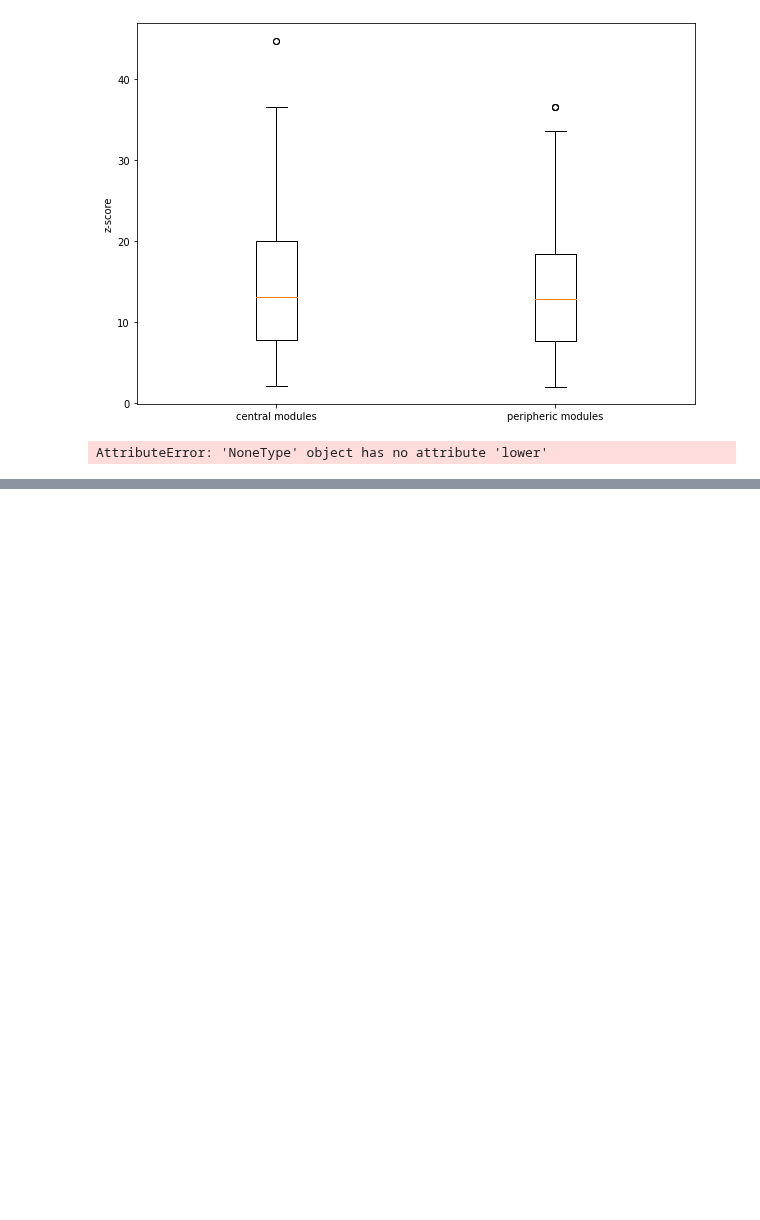
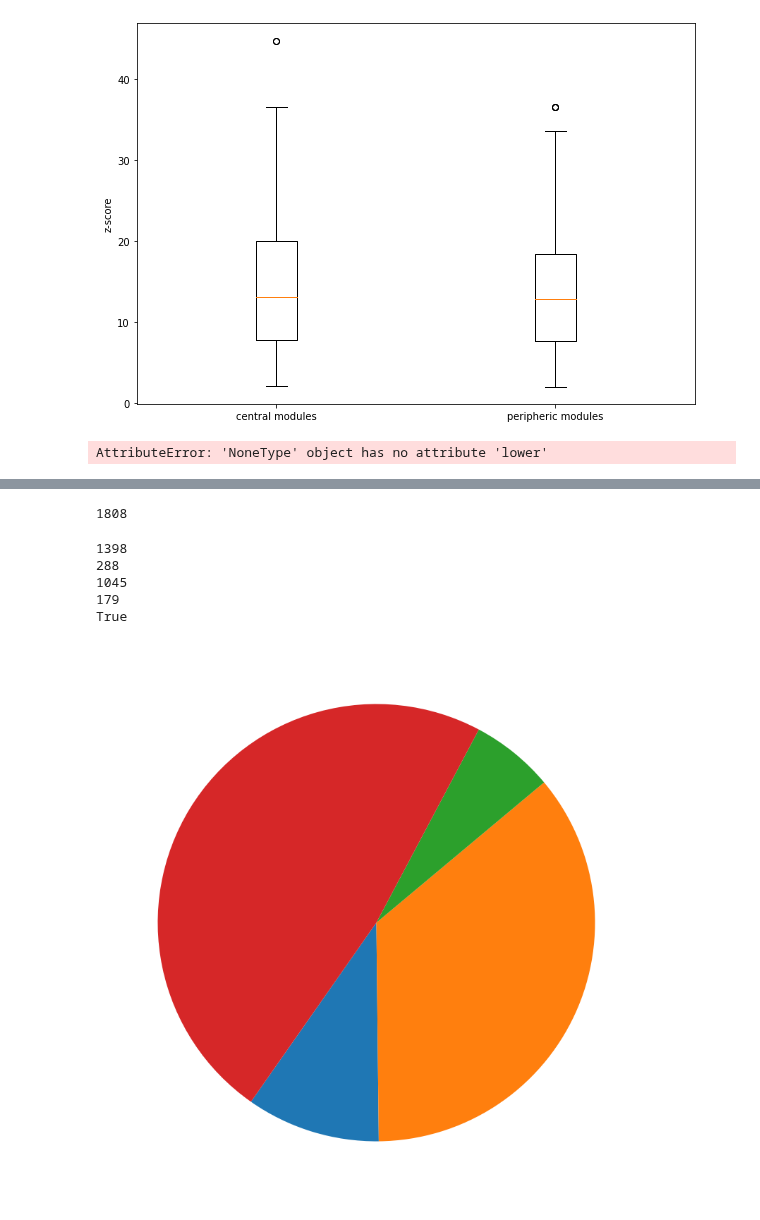
Before and after one commit to menchelab/Exposome, a Jupyter notebook: Exp_fin_9_PPI_Modularity.ipynb, the cells around one changed output, grey strips where cells are left out. Drawn from its saved outputs; the diff is of its cells as text; code cells hidden in the pictures; blank space fills up the shorter version.

```diff
--- a/Exp_fin_9_PPI_Modularity.ipynb
+++ b/Exp_fin_9_PPI_Modularity.ipynb
@@ -918,0 +1035,4 @@ AttributeError: 'NoneType' object has no attribute 'lower'
+# %%
+len(final_chem_gene_hq_ppi_zscore)
+# %% [output]
+1808
@@ -918,0 +1069,50 @@ AttributeError: 'NoneType' object has no attribute 'lower'
+# %%
+chem_gene_hq_exp_no_central_no_module = []
+
+for chem in chem_gene_hq_ppi.keys():
+    if chem not in chem_gene_hq_exp_significant_modules.keys() and chem not in chem_gene_hq_hub_exposures.keys():
+        chem_gene_hq_exp_no_central_no_module.append(chem)
+
+
+print(len(chem_gene_hq_exp_no_central_no_module))
+print(len(chem_gene_hq_hub_exposures))
+print(len(chem_gene_hq_exp_significant_modules_central))
+print(len(chem_gene_hq_exp_significant_modules_peripheric))
+
+print(len(chem_gene_hq_exp_no_central_no_module)+len(chem_gene_hq_hub_exposures)+len(chem_gene_hq_exp_significant_modules_central)+len(chem_gene_hq_exp_significant_modules_peripheric)==len(chem_gene_hq_ppi))
+# %% [output]
+1398
+288
+1045
+179
+True
+# %%
+#Here, we show the proportion of the chemical classes in the entire CTD
+fig, ax = plt.subplots(figsize=(10, 20), subplot_kw=dict(aspect="equal"))
+radius = 1
+
+cmap = plt.cm.viridis
+
+
+sizes=[len(chem_gene_hq_hub_exposures),len(chem_gene_hq_exp_significant_modules_central),len(chem_gene_hq_exp_significant_modules_peripheric),len(chem_gene_hq_exp_no_central_no_module)]
+
+wedges, texts = ax.pie(sizes, wedgeprops=dict(width=1), startangle=-125)
+
+bbox_props = dict(boxstyle="square,pad=0.2", fc="w", ec="k", lw=1.72)
+kw = dict(arrowprops=dict(arrowstyle="-"),
+          bbox=bbox_props, zorder=0, va="center")
+
+#for i, p in enumerate(wedges):
+#    ang = (p.theta2 - p.theta1)/2. + p.theta1
+#    y = np.sin(np.deg2rad(ang))
+#    x = np.cos(np.deg2rad(ang))
+#    horizontalalignment = {-1: "right", 1: "left"}[int(np.sign(x))]
+#    connectionstyle = "angle,angleA=0,angleB={}".format(ang)
+#    kw["arrowprops"].update({"connectionstyle": connectionstyle})
+#    ax.annotate(labels[i], xy=(x, y), xytext=(1.8*np.sign(x), 2.5*y),
+#                horizontalalignment=horizontalalignment,fontsize=24, **kw)
+plt.savefig('output/Figures/SF7A_v01_post_rev.pdf',format='pdf',dpi=300, bbox_inches = "tight")
+
+plt.show()
+# %% [output]
+[figure, added]
```
Also changed, not shown: parts of 22 cells of this notebook, 2 other files.
